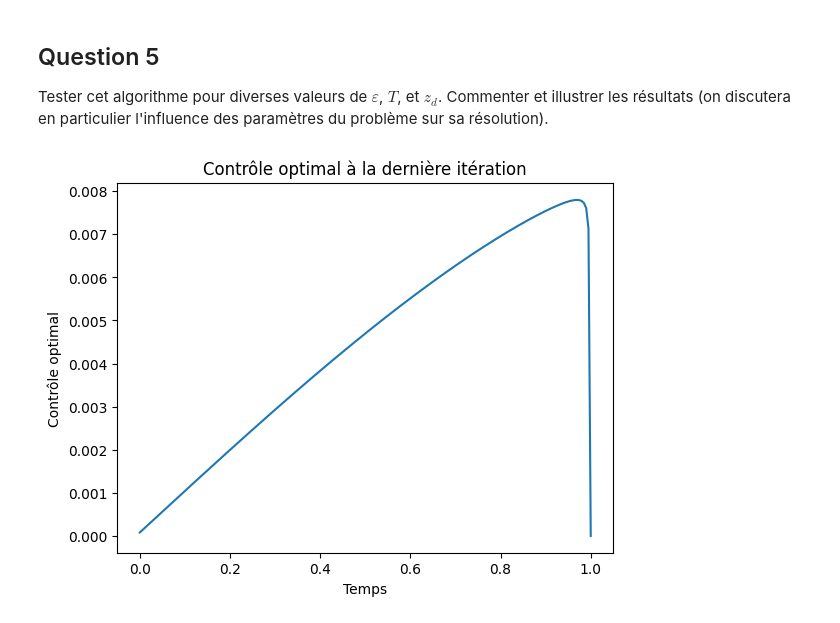
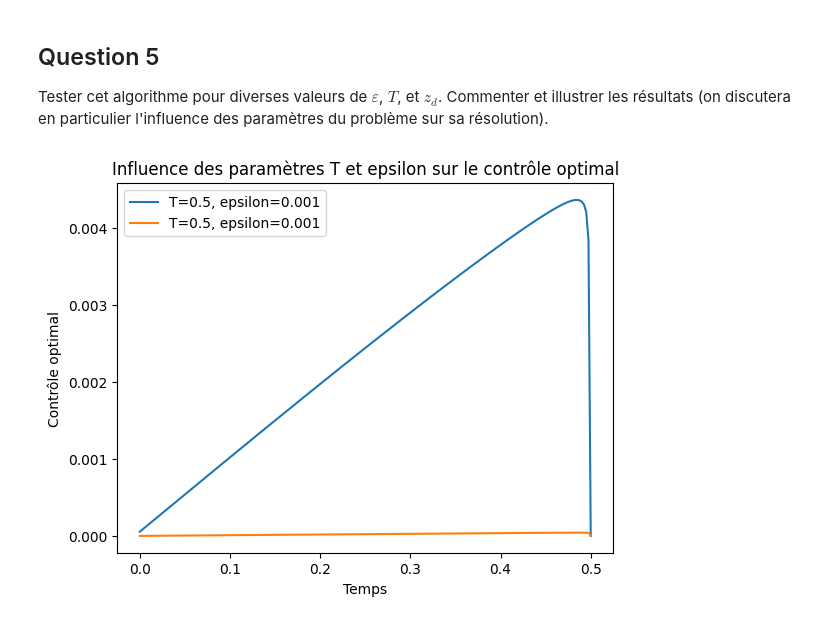
Before and after one commit to jobinhio/projets-data-science, a Jupyter notebook: Controle Optimal/Duprez/TP3.ipynb, the cells around one changed output. Saved outputs shown, nothing was run; the diff lists cells and outputs as text; code cells hidden in the pictures.

```diff
--- a/Controle Optimal/Duprez/TP3.ipynb
+++ b/Controle Optimal/Duprez/TP3.ipynb
@@ -480,7 +480,7 @@ def solver(Nx, Nt, L, T, zd,epsilon):
         pas =0.01
         U[k+1, :] = U[k, :] - pas*gk
 
-    return U
+    return U,Y_direct
 # %% [markdown]
 ## Question 5
 
@@ -488,26 +488,36 @@ Tester cet algorithme pour diverses valeurs de $\varepsilon$, $T$, et $z_d$. Com
 # %%
 import numpy as np
 import matplotlib.pyplot as plt
+from scipy.linalg import solve
 
-# Définir la fonction zd
+
+
+# Paramètres fixes
+Nx = 100
+Nt = 200
+L = 1.0
+epsilon = 0.01
+
+# Paramètres à faire varier
+T = 0.5
+epsilon = 0.001
 def zd(t):
     return np.sin(t)
 
-# Définir les paramètres
-Nx = 100
-Nt = 200
-L = 1.0
-T = 1.0
-epsilon = 0.01
 
-# Appeler la fonction solver
-U_optimal = solver(Nx, Nt, L, T, zd, epsilon)
+U_optimal, Y_direct = solver(Nx, Nt, L, T, zd, epsilon)
 
-# Visualiser les résultats (par exemple, le contrôle optimal à la dernière itération)
-plt.plot(np.linspace(0, T, Nt + 1), U_optimal[-1, :])
+# Visualisation des résultats
+plt.plot(np.linspace(0, T, Nt + 1), U_optimal[-1, :], label=f'T={T}, epsilon={epsilon}')
+
+# Affichage de la trajectoire optimale Y_direct(t, L)
+plt.plot(np.linspace(0, T, Nt + 1), Y_direct[:,-1], label=f'T={T}, epsilon={epsilon}')
+
+
 plt.xlabel('Temps')
 plt.ylabel('Contrôle optimal')
-plt.title('Contrôle optimal à la dernière itération')
+plt.title('Influence des paramètres T et epsilon sur le contrôle optimal')
+plt.legend()
 plt.show()
 # %% [output]
-[figure, old version]
+[figure, new version]
```
Also changed, not shown: parts of 1 cell of this notebook.
